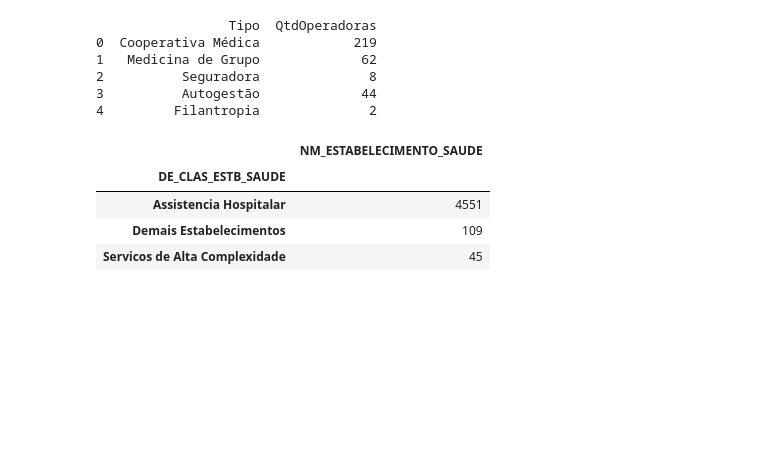
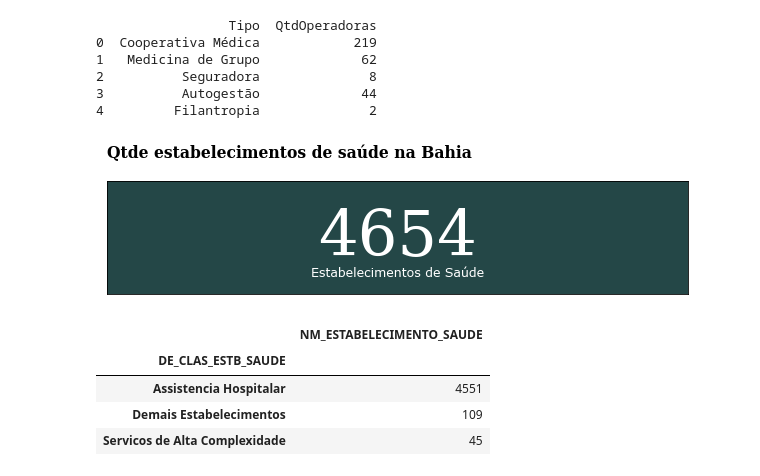
Before and after one commit to douglassodre/prestadoreseplanos, a Jupyter notebook: Prestadores e planos hospitalares.ipynb, the cells around one changed output. Saved outputs shown, nothing was run; the diff lists cells and outputs as text; code cells hidden in the pictures; blank space fills up the shorter version.

```diff
--- a/Prestadores e planos hospitalares.ipynb
+++ b/Prestadores e planos hospitalares.ipynb
@@ -139,29 +139,31 @@ print(df_qtdeoperadora)
 3          Autogestão             44
 4         Filantropia              2
 # %%
-# df_es = dfba['NM_ESTABELECIMENTO_SAUDE'].nunique()
-# fig, ax = plt.subplots(1,1,figsize=(10, 2), dpi=75)
-# #1 background
-# ax.barh(mf_ratio.index, df_es,
-#         color='#244747')
-# #1 legendas
-# for i in mf_ratio.index:
-#     ax.annotate(f"{int(df_es)}",
-#                     xy=(df_es/2, i),
-#                     va = 'center', ha='center',fontsize=60, fontweight='light', fontfamily='serif',
-#                     color='white')
+df_es = dfba['NM_ESTABELECIMENTO_SAUDE'].nunique()
+fig, ax = plt.subplots(1,1,figsize=(10, 2), dpi=75)
+#1 background
+ax.barh(mf_ratio.index, df_es,
+        color='#244747')
+#1 legendas
+for i in mf_ratio.index:
+    ax.annotate(f"{int(df_es)}",
+                    xy=(df_es/2, i),
+                    va = 'center', ha='center',fontsize=60, fontweight='light', fontfamily='serif',
+                    color='white')
 
-#     ax.annotate("Estabelecimentos de Saúde",
-#                     xy=(df_es/2, -0.25),
-#                     va = 'center', ha='center',fontsize=12, fontweight='light', fontfamily='Verdana',
-#                     color='white')
-#     ax.set_xlim(0, df_es)
-#     ax.set_ylim(-0.4,0.4)
-#     ax.set_xticks([])
-#     ax.set_yticks([])
-# # Título
-# fig.text(0.125,1.04,'Qtde estabelecimentos de saúde na Bahia', fontfamily='serif',fontsize=15, fontweight='bold')
-# plt.show(ax)
+    ax.annotate("Estabelecimentos de Saúde",
+                    xy=(df_es/2, -0.25),
+                    va = 'center', ha='center',fontsize=12, fontweight='light', fontfamily='Verdana',
+                    color='white')
+    ax.set_xlim(0, df_es)
+    ax.set_ylim(-0.4,0.4)
+    ax.set_xticks([])
+    ax.set_yticks([])
+# Título
+fig.text(0.125,1.04,'Qtde estabelecimentos de saúde na Bahia', fontfamily='serif',fontsize=15, fontweight='bold')
+plt.show(ax)
+# %% [output]
+[figure, added]
 # %%
 a=dfba.groupby('DE_CLAS_ESTB_SAUDE')['NM_ESTABELECIMENTO_SAUDE'].nunique()
 
```
